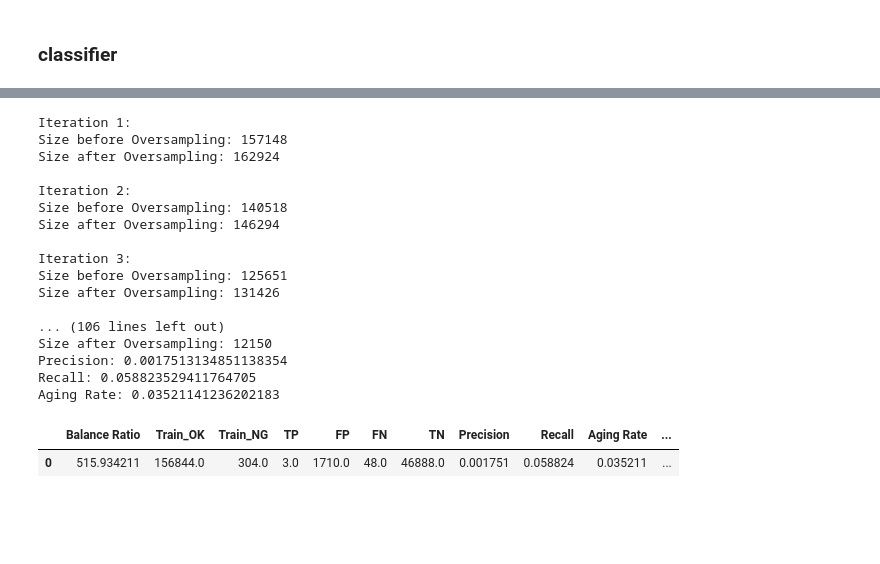
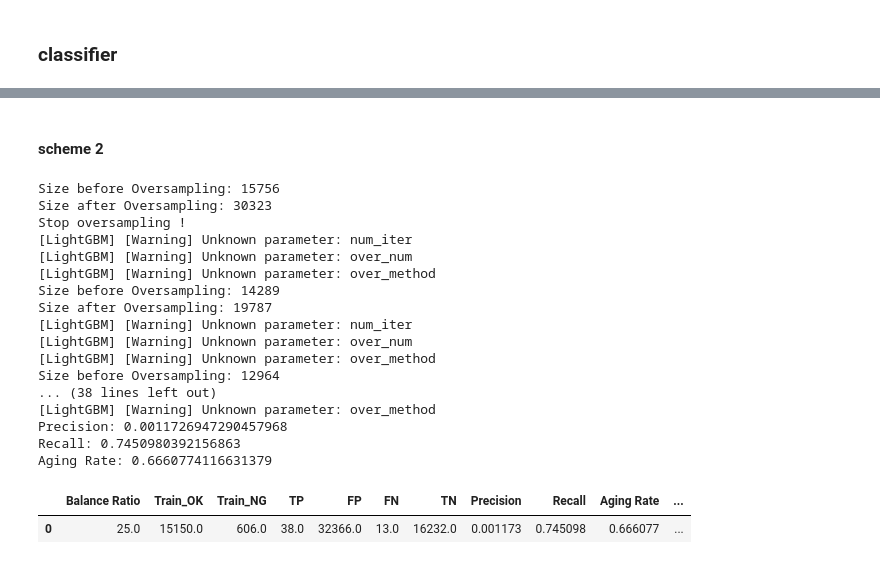
Before and after one commit to ruibone/AUO_aging_test, a Jupyter notebook: AUO aging test/Full_Version_Code/4-6_BalanceCascade.ipynb, the cells around one changed output, grey strips where cells are left out. Saved outputs shown, nothing was run; the diff lists cells and outputs as text; code cells hidden in the pictures; blank space fills up the shorter version.

```diff
--- a/AUO aging test/Full_Version_Code/4-6_BalanceCascade.ipynb
+++ b/AUO aging test/Full_Version_Code/4-6_BalanceCascade.ipynb
@@ -183,0 +235,18 @@ with open(f'hyperparameter/20211221/runhist_array_m2m4_m5_3criteria_{base_learne
+# %%
+best_paramC, all_scoreC = all_optuna(num_set = len(run_train),
+                                     all_data = run_train,
+                                     mode = 2,
+                                     TPE_multi = False,
+                                     n_iter = 200,
+                                     filename = 'runhist_array_m2m4_m5_3criteria_br25_over2_iter5_over10_BalanceCascade',
+                                     creator = BalanceCascade_creator
+                                    )
+
+meta_item = ['num_iter', 'over_num', 'over_method']
+base_paramC = {}
+meta_paramC = {}
+for i in range(len(run_train)):
+    base_paramC.update({f'set{i}': {}})
+    meta_paramC.update({f'set{i}': {}})
+    [base_paramC[f'set{i}'].update({a: b}) for (a, b) in best_paramC[f'set{i}'].items() if a not in meta_item]
+    [meta_paramC[f'set{i}'].update({a: b}) for (a, b) in best_paramC[f'set{i}'].items() if a in meta_item]
@@ -188,25 +383,27 @@ with open(f'hyperparameter/20211221/runhist_array_m2m4_m5_3criteria_{base_learne
+# %% [markdown]
+#### scheme 2
 # %%
-BC = BalanceCascade(classifier = 'LightGBM', num_iter = 30, over_method = 'SMOTEN', over_num = 20)
-clf_cascade, clf_threshold = BC.training(run_train['set0'], best_paramC['set0'])
+BC = BalanceCascade(base_clf = 'LightGBM', num_iter = 10, over_method = 'ADASYN', over_num = 10)
+clf_cascade, clf_threshold = BC.training(run_train['set4'], best_paramC['set4'])
 result = BC.testing(run_test, clf_cascade, clf_threshold)
-cf_matrix(result, run_train_y['set0'])
+cf_matrix(result, run_train_y['set4'])
 # %% [output]
-Iteration 1:
-Size before Oversampling: 157148
-Size after Oversampling: 162924
-
-Iteration 2:
-Size before Oversampling: 140518
-Size after Oversampling: 146294
-
-Iteration 3:
-Size before Oversampling: 125651
-Size after Oversampling: 131426
-
-... (106 lines left out)
-Size after Oversampling: 12150
-Precision: 0.0017513134851138354
-Recall: 0.058823529411764705
-Aging Rate: 0.03521141236202183
+Size before Oversampling: 15756
+Size after Oversampling: 30323
+Stop oversampling !
+[LightGBM] [Warning] Unknown parameter: num_iter
+[LightGBM] [Warning] Unknown parameter: over_num
+[LightGBM] [Warning] Unknown parameter: over_method
+Size before Oversampling: 14289
+Size after Oversampling: 19787
+[LightGBM] [Warning] Unknown parameter: num_iter
+[LightGBM] [Warning] Unknown parameter: over_num
+[LightGBM] [Warning] Unknown parameter: over_method
+Size before Oversampling: 12964
+... (38 lines left out)
+[LightGBM] [Warning] Unknown parameter: over_method
+Precision: 0.0011726947290457968
+Recall: 0.7450980392156863
+Aging Rate: 0.6660774116631379
 |  | Balance Ratio | Train_OK | Train_NG | TP | FP | FN | TN | Precision | Recall | Aging Rate | ... |
-| 0 | 515.934211 | 156844.0 | 304.0 | 3.0 | 1710.0 | 48.0 | 46888.0 | 0.001751 | 0.058824 | 0.035211 | ... |
+| 0 | 25.0 | 15150.0 | 606.0 | 38.0 | 32366.0 | 13.0 | 16232.0 | 0.001173 | 0.745098 | 0.666077 | ... |
```
Also changed, not shown: parts of 19 cells of this notebook, 2 other files.
